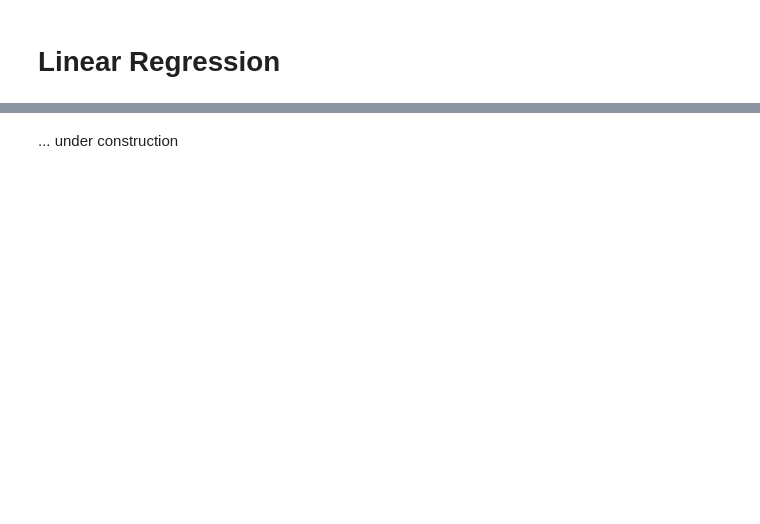
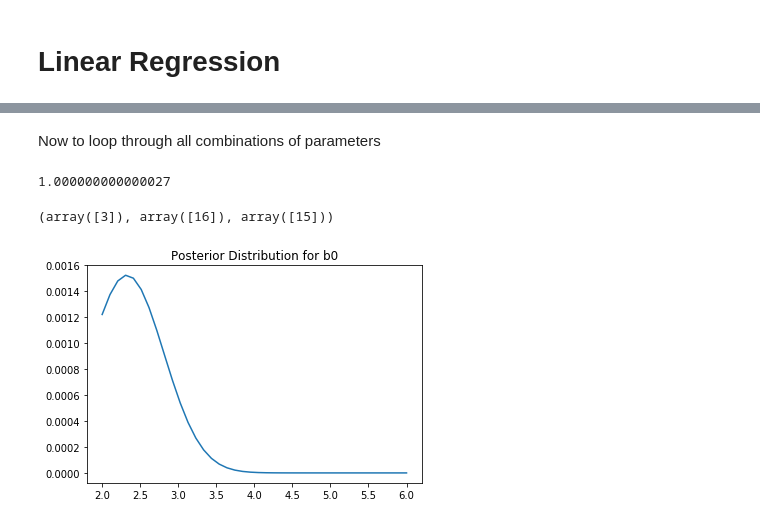
Before and after one commit to henrybechtel/bayes, a Jupyter notebook: bayes_grid.ipynb, the cells around one changed output, grey strips where cells are left out. Saved outputs shown, nothing was run; the diff lists cells and outputs as text; code cells hidden in the pictures; blank space fills up the shorter version.

```diff
--- a/bayes_grid.ipynb
+++ b/bayes_grid.ipynb
@@ -162,5 +140,34 @@ hypotheses_s = np.linspace(0.001,4,100) #These are all the standard deviations w
 prior = np.ones([len(hypotheses_b0), len(hypotheses_b1),len(hypotheses_s)]) # Flat prior
 # %%
 unnormalized_posterior = np.zeros([len(hypotheses_b0), len(hypotheses_b1),len(hypotheses_s)])
-# %% [markdown]
-... under construction
+# %% [markdown]
+Now to loop through all combinations of parameters
+# %%
+marginal_likelihood = 0
+for i in range(len(hypotheses_b0)):
+    b0 = hypotheses_b0[i]
+    for j in range(len(hypotheses_b1)):
+        b1 = hypotheses_b1[j]
+        for k in range(len(hypotheses_s)):
+            s = hypotheses_s[k]
+            unnormalized_likelihood = 1
+            for d in range(len(x)):
+                unnormalized_likelihood *= stats.distributions.norm.pdf(y[d],loc=b0+b1*x[d],scale=s)
+            unnormalized_posterior[i, j, k] = unnormalized_likelihood*prior[i, j, k]
+            marginal_likelihood += unnormalized_likelihood*prior[i, j, k]
+
+posterior = unnormalized_posterior/marginal_likelihood
+# %%
+sum(sum(sum(posterior)))
+# %% [output]
+1.000000000000027
+# %%
+max_posterior = np.where(posterior == np.amax(posterior))
+max_posterior
+# %% [output]
+(array([3]), array([16]), array([15]))
+# %%
+plt.plot(hypotheses_b0, posterior[:,max_posterior[1],max_posterior[2]]);
+plt.title("Posterior Distribution for b0");
+# %% [output]
+[figure, added]
```
Also changed, not shown: parts of 33 cells of this notebook.
